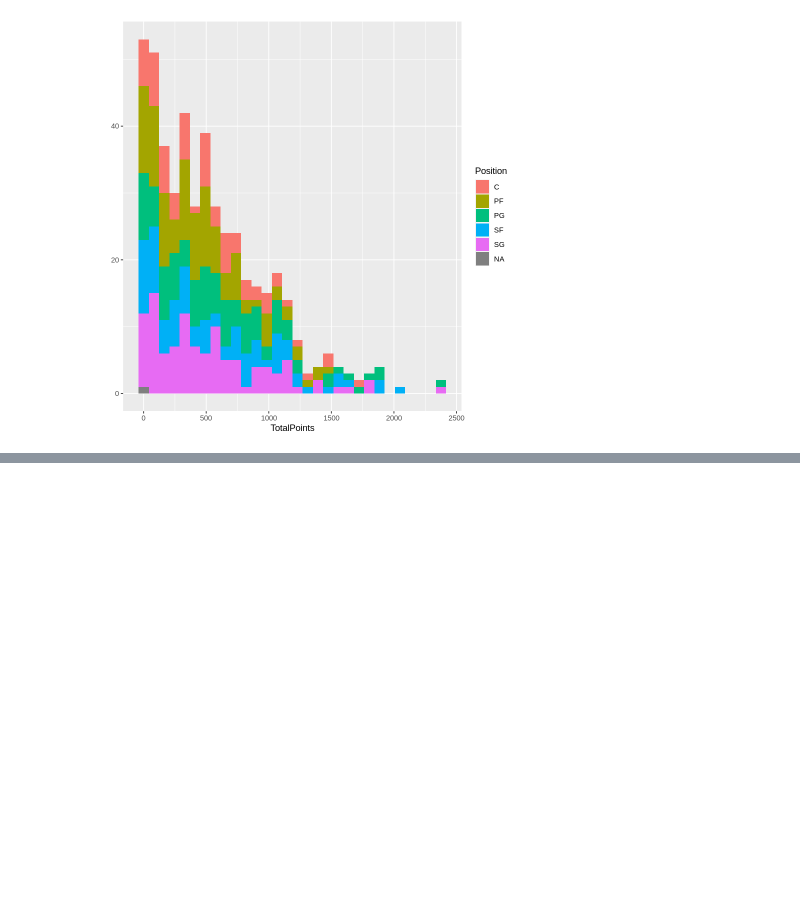
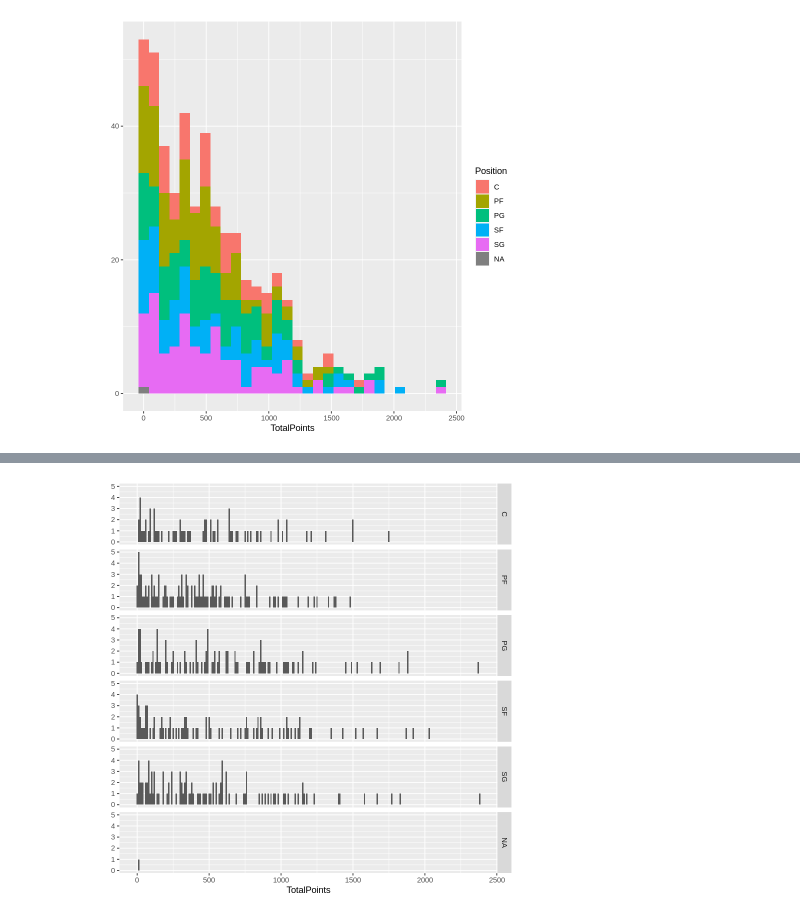
Before and after one commit to chenyanhui0924/bigdata, a Jupyter notebook: 1022.ipynb, the cells around one changed output, grey strips where cells are left out. Cells and saved outputs as stored; diff of their text form; code cells hidden in the pictures; blank space fills up the shorter version.

```diff
--- a/1022.ipynb
+++ b/1022.ipynb
@@ -62,0 +69,5 @@ qplot(TotalPoints, data=NBA1516, fill=Position)
+# %%
+qplot( TotalPoints, data = NBA1516,
+    facets = Position ~.,binwidth =10) #直向/每10分一組
+# %% [output]
+[figure, added]
```
Also changed, not shown: parts of 6 cells of this notebook.
